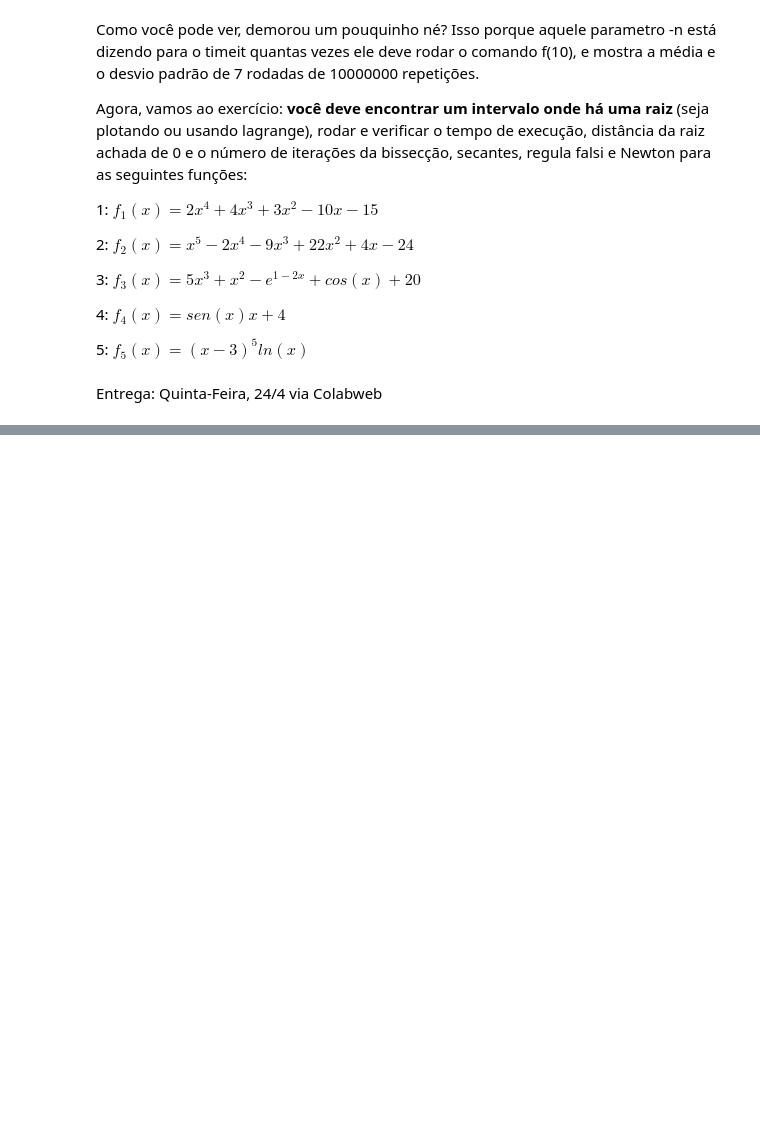
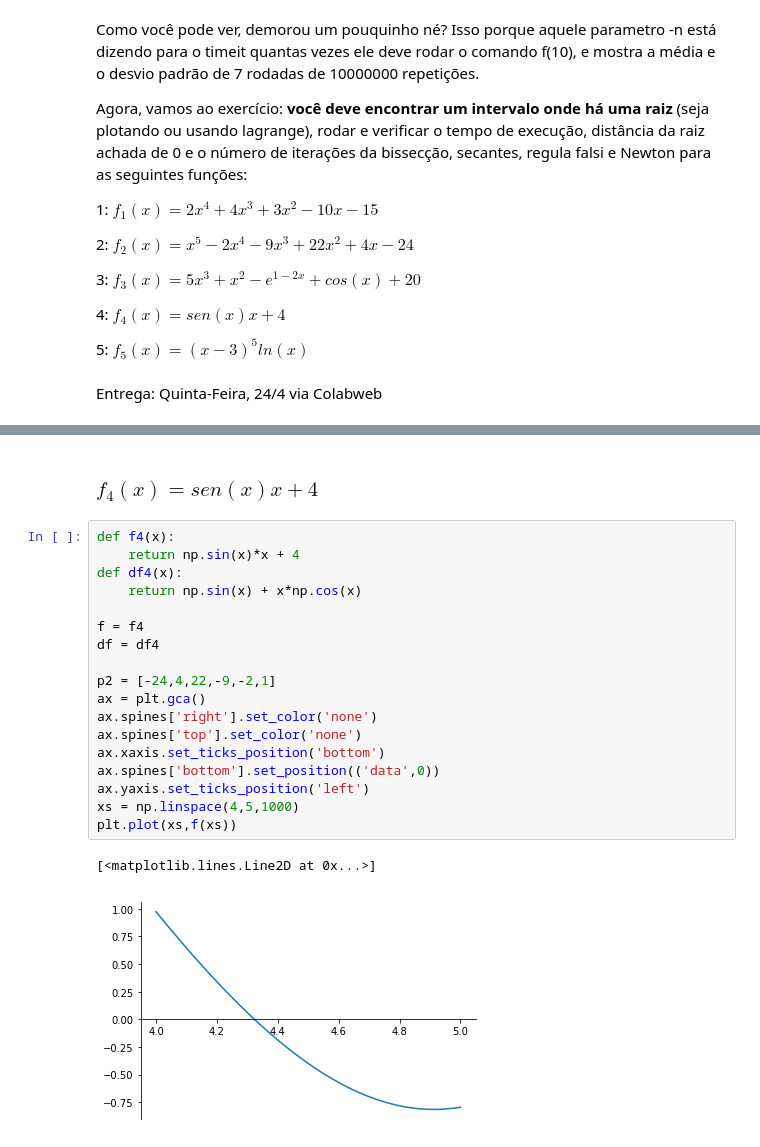
Before and after one commit to nabsonp/ComputacaoNumerica, a Jupyter notebook: Laboratório_2_de_Raízes_de_Equações.ipynb, the cells around one changed output, grey strips where cells are left out. Drawn from its saved outputs; the diff is of its cells as text; blank space fills up the shorter version.

```diff
--- a/Laboratório_2_de_Raízes_de_Equações.ipynb
+++ b/Laboratório_2_de_Raízes_de_Equações.ipynb
@@ -280,0 +508,23 @@ Entrega: Quinta-Feira, 24/4 via Colabweb
+# %% [markdown]
+### $f_4(x) = sen(x)x+4$
+# %%
+def f4(x):
+    return np.sin(x)*x + 4
+def df4(x):
+    return np.sin(x) + x*np.cos(x)
+
+f = f4
+df = df4
+
+p2 = [-24,4,22,-9,-2,1]
+ax = plt.gca()
+ax.spines['right'].set_color('none')
+ax.spines['top'].set_color('none')
+ax.xaxis.set_ticks_position('bottom')
+ax.spines['bottom'].set_position(('data',0))
+ax.yaxis.set_ticks_position('left')
+xs = np.linspace(4,5,1000)
+plt.plot(xs,f(xs))
+# %% [output]
+[<matplotlib.lines.Line2D at 0x...>]
+[figure, added]
```
Also changed, not shown: parts of 34 cells of this notebook.
